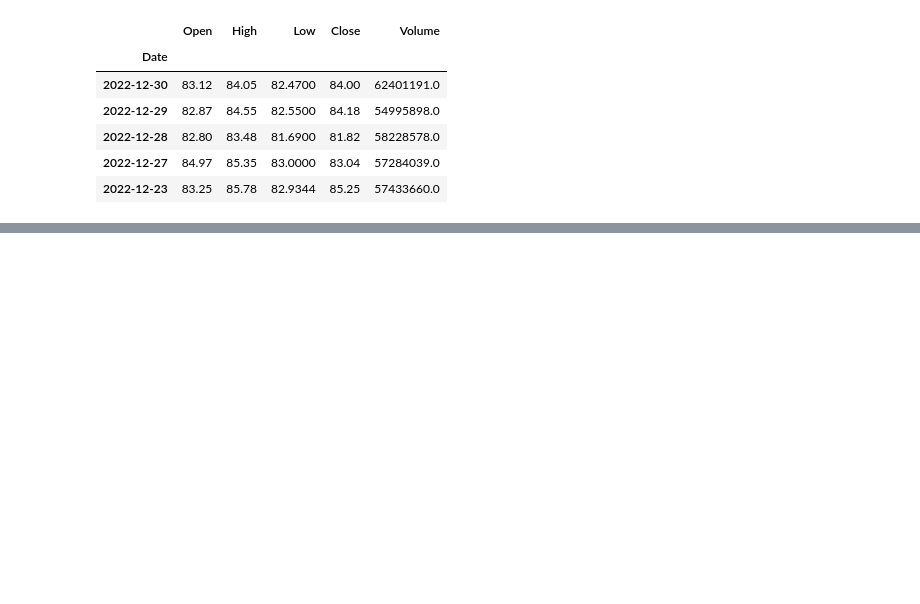
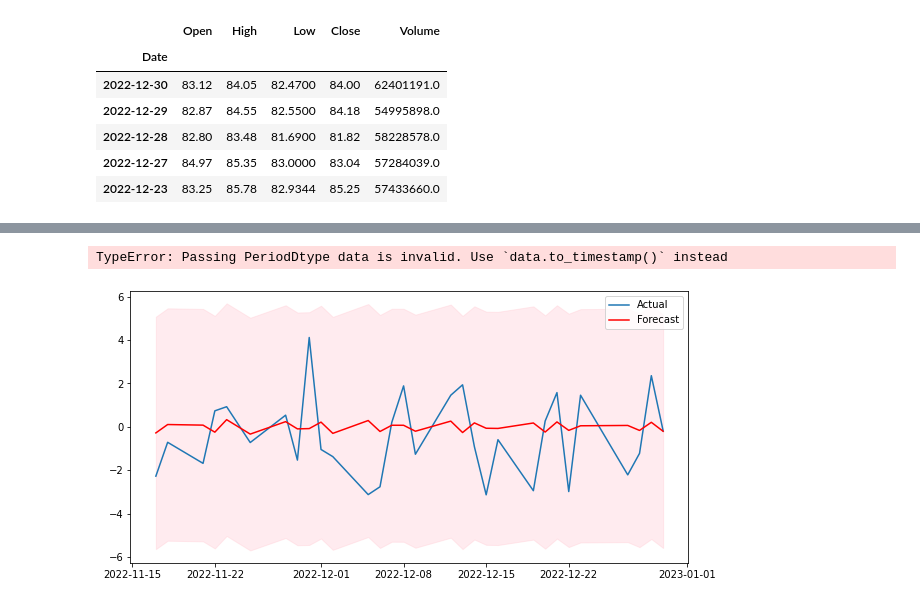
Before and after one commit to Surya7612/FE511, a Jupyter notebook: Final PRoject/correlation.ipynb, the cells around one changed output, grey strips where cells are left out. Drawn from its saved outputs; the diff is of its cells as text; code cells hidden in the pictures; blank space fills up the shorter version.

```diff
--- a/Final PRoject/correlation.ipynb
+++ b/Final PRoject/correlation.ipynb
@@ -456,0 +556,2 @@ amazon_df.head(5)
+# %%
+combined_df.index = pd.DatetimeIndex(combined_df.index).to_period('D')
@@ -456,0 +672,58 @@ amazon_df.head(5)
+# %%
+# # Ensure the index is a regular sequence of dates
+# test_amazon = test_amazon.asfreq('D')
+
+# # Convert the index and values to NumPy arrays
+# test_amazon_dates = test_amazon.index.to_numpy()
+# test_amazon_values = test_amazon.values
+
+# Convert predicted values and confidence intervals to NumPy arrays
+predicted_amazon_values = predicted_amazon.to_numpy()
+forecast_amazon_ci_lower = forecast_amazon_ci.iloc[:, 0].to_numpy()
+forecast_amazon_ci_upper = forecast_amazon_ci.iloc[:, 1].to_numpy()
+# Assuming 'test_amazon' is your DataFrame
+
+# First, ensure that the index is a DateTimeIndex
+test_amazon.index = pd.to_datetime(test_amazon.index)
+
+# If your data is supposed to have a regular frequency (e.g., daily data)
+# Set the frequency, handling missing dates as appropriate for your analysis
+test_amazon = test_amazon.asfreq('D', method='ffill')  # Forward fill as an example
+
+# Now, you can convert the index to a numpy array and proceed with plotting
+test_amazon_dates = test_amazon.index.to_numpy()
+test_amazon_values = test_amazon[' Close'].values  # Replace 'Close' with the correct column name
+
+# Continue with your plotting code...
+
+# Plot your data
+plt.figure(figsize=(10, 5))
+plt.plot(test_amazon_dates, test_amazon_values, label='Actual')
+plt.plot(test_amazon_dates, predicted_amazon_values, label='Forecast', color='r')
+plt.fill_between(test_amazon_dates, forecast_amazon_ci_lower, forecast_amazon_ci_upper, color='pink', alpha=0.3)
+plt.legend()
+plt.show()
+# %% [output]
+TypeError: Passing PeriodDtype data is invalid. Use `data.to_timestamp()` instead
+# %%
+# Convert PeriodIndex to DateTimeIndex
+test_amazon.index = test_amazon.index.to_timestamp()
+
+# Now you can proceed with converting the index and values to NumPy arrays
+test_amazon_dates = test_amazon.index.to_numpy()
+test_amazon_values = test_amazon.values
+
+# Ensure your forecast data is also in the correct format
+predicted_amazon_values = predicted_amazon.to_numpy()
+forecast_amazon_ci_lower = forecast_amazon_ci.iloc[:, 0].to_numpy()
+forecast_amazon_ci_upper = forecast_amazon_ci.iloc[:, 1].to_numpy()
+
+# Now you should be able to plot without the TypeError
+plt.figure(figsize=(10, 5))
+plt.plot(test_amazon_dates, test_amazon_values, label='Actual')
+plt.plot(test_amazon_dates, predicted_amazon_values, label='Forecast', color='r')
+plt.fill_between(test_amazon_dates, forecast_amazon_ci_lower, forecast_amazon_ci_upper, color='pink', alpha=0.3)
+plt.legend()
+plt.show()
+# %% [output]
+[figure, added]
```
Also changed, not shown: parts of 8 cells of this notebook.
